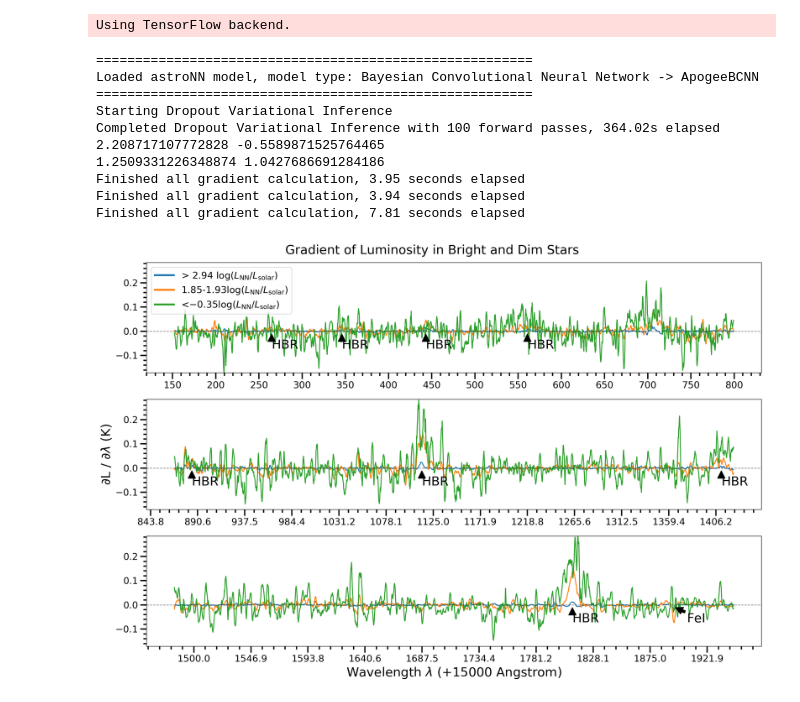
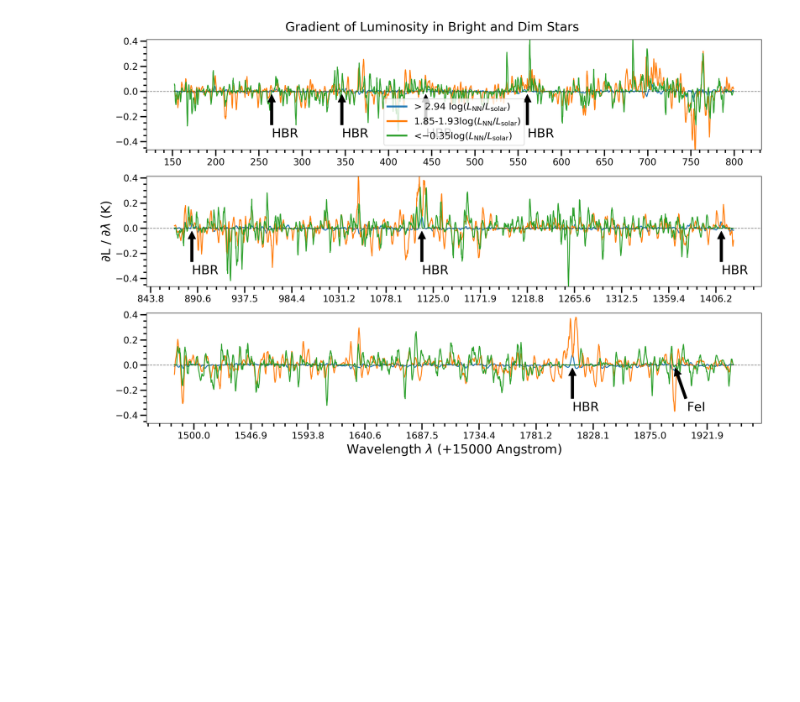
Before and after one commit to henrysky/astroNN_gaia_dr2_paper, a Jupyter notebook: Jacobian.ipynb, the cells around one changed output. Saved outputs shown, nothing was run; the diff lists cells and outputs as text; code cells hidden in the pictures; blank space fills up the shorter version.

```diff
--- a/Jacobian.ipynb
+++ b/Jacobian.ipynb
@@ -9,7 +9,7 @@ import numpy as np
 from astroNN.models import load_folder
 from astroNN.gaia import fakemag_to_logsol
 
-net = load_folder("astroNN_0802_run001")
+net = load_folder("astroNN_Ks_fakemag_adversial")
 
 with h5py.File("gaia_dr2_train.h5", 'r') as f:
     spectra = np.array(f['spectra'])
@@ -125,31 +125,31 @@ Finished all gradient calculation, 5.62 seconds elapsed
 # %%
-%matplotlib inline
-import pylab as plt
-import matplotlib.ticker as ticker
-from astroNN.apogee.chips import wavelength_solution, chips_split
+# %matplotlib inline
+# import pylab as plt
+# import matplotlib.ticker as ticker
+# from astroNN.apogee.chips import wavelength_solution, chips_split
 
-import h5py
-import numpy as np
-from astroNN.models import load_folder
-from astroNN.gaia import fakemag_to_logsol
+# import h5py
+# import numpy as np
+# from astroNN.models import load_folder
+# from astroNN.gaia import fakemag_to_logsol
 
-net = load_folder("astroNN_0802_run001")
+# net = load_folder("astroNN_Ks_fakemag_adversial")
 
-with h5py.File("gaia_dr2_test.h5", 'r') as f:
-    spectra = np.array(f['spectra'])
+# with h5py.File("gaia_dr2_test.h5", 'r') as f:
+#     spectra = np.array(f['spectra'])
 
-pred, pred_err = net.test(spectra)
+# pred, pred_err = net.test(spectra)
 
-good_idx = [pred[:, 0] / pred_err['total'][:, 0] > 5]
-logsol = fakemag_to_logsol(pred[:, 0][good_idx])
+# good_idx = [pred[:, 0] / pred_err['total'][:, 0] > 5]
+# logsol = fakemag_to_logsol(pred[:, 0][good_idx])
 
-print(np.percentile(logsol, 97.5), np.percentile(logsol, 2.5))
-print(np.percentile(logsol, 57.5), np.percentile(logsol, 52.5))
+# print(np.percentile(logsol, 97.5), np.percentile(logsol, 2.5))
+# print(np.percentile(logsol, 57.5), np.percentile(logsol, 52.5))
 
-jac_bright = net.jacobian(spectra[good_idx][logsol > np.percentile(logsol, 97.5)], mean_output=True)
-jac_dim = net.jacobian(spectra[good_idx][logsol < np.percentile(logsol, 2.5)], mean_output=True)
-jac_middle = net.jacobian(spectra[good_idx][(logsol < np.percentile(logsol, 57.5)) &
-                                            (logsol > np.percentile(logsol, 52.5))], mean_output=True)
+# jac_bright = net.jacobian(spectra[good_idx][logsol > np.percentile(logsol, 97.5)], mean_output=True)
+# jac_dim = net.jacobian(spectra[good_idx][logsol < np.percentile(logsol, 2.5)], mean_output=True)
+# jac_middle = net.jacobian(spectra[good_idx][(logsol < np.percentile(logsol, 57.5)) &
+#                                             (logsol > np.percentile(logsol, 52.5))], mean_output=True)
 
 # define HBR lines for plotting# define
 HBR_blue_lines = np.array([15264.717, 15345.992, 15443.148, 15560.708]) - 15000.
@@ -166,9 +166,9 @@ nn_neuron = 0
 target_name = 'T_{eff}'
 
 fig = plt.figure(figsize=(15, 10), dpi=200)
-bright_jac_b, bright_jac_g, bright_jac_r = chips_split(jac_bright, dr=14)
+bright_jac_b, bright_jac_g, bright_jac_r = chips_split(jac_bright*5, dr=14)
+middle_jac_b, middle_jac_g, middle_jac_r = chips_split(jac_middle*5, dr=14)
 dim_jac_b, dim_jac_g, dim_jac_r = chips_split(jac_dim, dr=14)
-middle_jac_b, middle_jac_g, middle_jac_r = chips_split(jac_middle, dr=14)
 
 min_jacpoint = np.min([np.min(jac_dim), np.min(jac_bright)])
 max_jacpoint = np.max([np.max(jac_dim), np.max(jac_bright)])
@@ -208,42 +208,31 @@ ax2.axhline(0, ls='--', c='k', lw=1, alpha=0.5)
 ax3.axhline(0, ls='--', c='k', lw=1, alpha=0.5)
 
 for legobj in leg.legendHandles:
     legobj.set_linewidth(3.0)
 
 for HBR_blue_line in HBR_blue_lines:
     ax1.annotate('HBR', xy=(HBR_blue_line, -0.01), xytext=(HBR_blue_line, min_jacpoint + 0.1),
                  arrowprops=dict(facecolor='black', shrink=0.05), fontsize=20)
 
 for HBR_green_line in HBR_green_lines:
     ax2.annotate('HBR', xy=(HBR_green_line, -0.01), xytext=(HBR_green_line, min_jacpoint + 0.1),
                  arrowprops=dict(facecolor='black', shrink=0.05), fontsize=20)
 
 for HBR_red_line in HBR_red_lines:
     ax3.annotate('HBR', xy=(HBR_red_line, -0.01), xytext=(HBR_red_line, min_jacpoint + 0.1),
                  arrowprops=dict(facecolor='black', shrink=0.05), fontsize=20)
 
 ax3.annotate('FeI', xy=(1895.183, -0.01), xytext=(1895.183 + 10., min_jacpoint + 0.1),
              arrowprops=dict(facecolor='black', shrink=0.05), fontsize=20)
 
 tick_spacing = 75
 ax1.xaxis.set_major_locator(ticker.MultipleLocator(tick_spacing / 1.5))
 ax2.xaxis.set_major_locator(ticker.MultipleLocator(tick_spacing / 1.6))
 ax3.xaxis.set_major_locator(ticker.MultipleLocator(tick_spacing / 1.6))
 ax1.minorticks_on()
 ax2.minorticks_on()
 ax3.minorticks_on()
 plt.tight_layout(rect=[0, 0.00, 1, 0.96])
 # plt.savefig("jac_teff_fe.pdf")
 # %% [output]
-Using TensorFlow backend.
-========================================================
-Loaded astroNN model, model type: Bayesian Convolutional Neural Network -> ApogeeBCNN
-========================================================
-Starting Dropout Variational Inference
-Completed Dropout Variational Inference with 100 forward passes, 364.02s elapsed
-2.208717107772828 -0.5589871525764465
-1.2509331226348874 1.0427686691284186
-Finished all gradient calculation, 3.95 seconds elapsed
-Finished all gradient calculation, 3.94 seconds elapsed
-Finished all gradient calculation, 7.81 seconds elapsed
-[figure, old version]
+[figure, new version]
```
Also changed, not shown: parts of 1 cell of this notebook, 10 other files.
